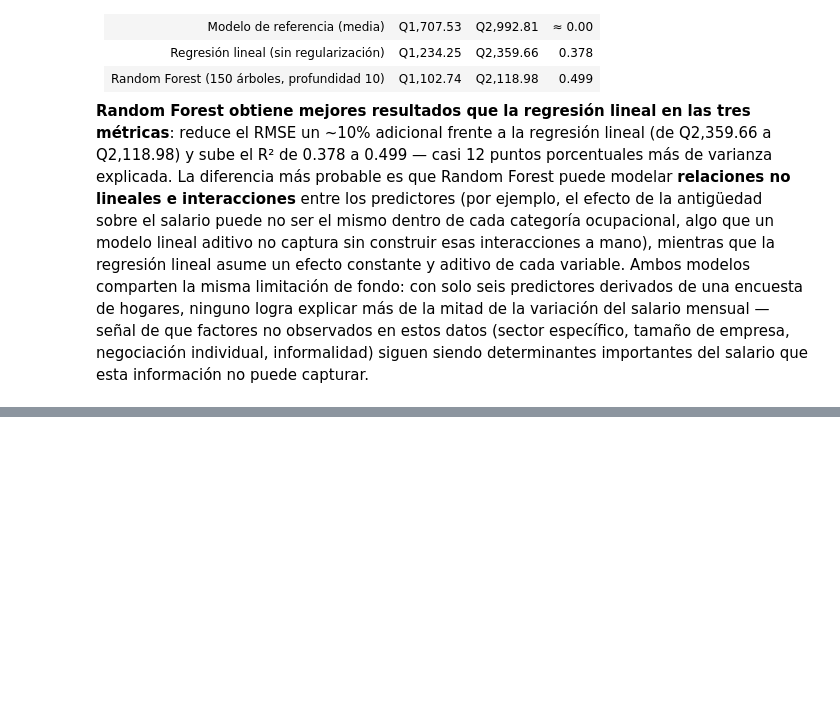
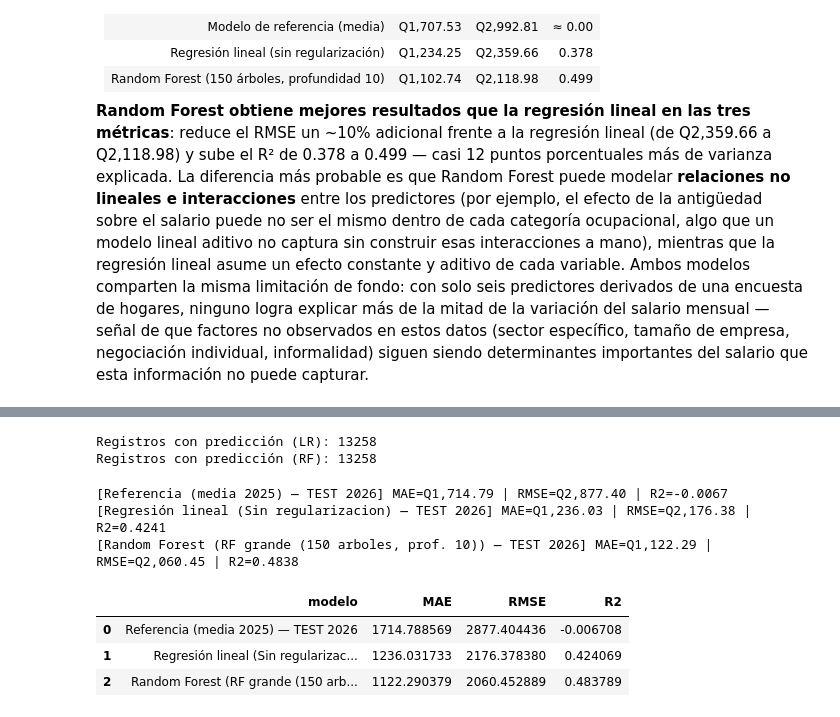
Before and after one commit to Ikeel04/Labs-DS, a Jupyter notebook: Lab7/Laboratorio_7_Spark_MLlib.ipynb, the cells around one changed output, grey strips where cells are left out. Cells and saved outputs as stored; diff of their text form; code cells hidden in the pictures; blank space fills up the shorter version.

```diff
--- a/Lab7/Laboratorio_7_Spark_MLlib.ipynb
+++ b/Lab7/Laboratorio_7_Spark_MLlib.ipynb
@@ -1341,0 +1255,4 @@ salario que esta información no puede capturar.
+# %%
+cols_test = PREDICTORAS_NUM + PREDICTORAS_CAT + [LABEL]
+df_test_2026 = df_2026_filtrado.select(*cols_test).persist()
+print("Registros elegibles de prueba (2026 T1):", df_test_2026.count())
@@ -1341,0 +1269,29 @@ salario que esta información no puede capturar.
+# %%
+pred_test_lr = mejor_modelo_lr.transform(df_test_2026)
+pred_test_rf = mejor_modelo_rf.transform(df_test_2026)
+
+print("Registros con predicción (LR):", pred_test_lr.count())
+print("Registros con predicción (RF):", pred_test_rf.count())
+# %% [output]
+Registros con predicción (LR): 13258
+Registros con predicción (RF): 13258
+# %%
+resultados_test = []
+
+# Modelo de referencia: se usa la media del salario de ENTRENAMIENTO 2025 (media_train), nunca una media calculada sobre 2026, ya que eso filtraría información del conjunto de prueba.
+test_baseline = df_test_2026.withColumn("prediction", F.lit(media_train))
+resultados_test.append(evaluar(test_baseline, "Referencia (media 2025) — TEST 2026"))
+
+resultados_test.append(evaluar(pred_test_lr, f"Regresión lineal ({mejor_cfg_lr}) — TEST 2026"))
+resultados_test.append(evaluar(pred_test_rf, f"Random Forest ({mejor_cfg_rf}) — TEST 2026"))
+
+tabla_comparacion_test = pd.DataFrame(resultados_test)
+tabla_comparacion_test
+# %% [output]
+[Referencia (media 2025) — TEST 2026] MAE=Q1,714.79 | RMSE=Q2,877.40 | R2=-0.0067
+[Regresión lineal (Sin regularizacion) — TEST 2026] MAE=Q1,236.03 | RMSE=Q2,176.38 | R2=0.4241
+[Random Forest (RF grande (150 arboles, prof. 10)) — TEST 2026] MAE=Q1,122.29 | RMSE=Q2,060.45 | R2=0.4838
+|  | modelo | MAE | RMSE | R2 |
+| 0 | Referencia (media 2025) — TEST 2026 | 1714.788569 | 2877.404436 | -0.006708 |
+| 1 | Regresión lineal (Sin regularizac... | 1236.031733 | 2176.378380 | 0.424069 |
+| 2 | Random Forest (RF grande (150 arb... | 1122.290379 | 2060.452889 | 0.483789 |
```
Also changed, not shown: parts of 11 cells of this notebook.
